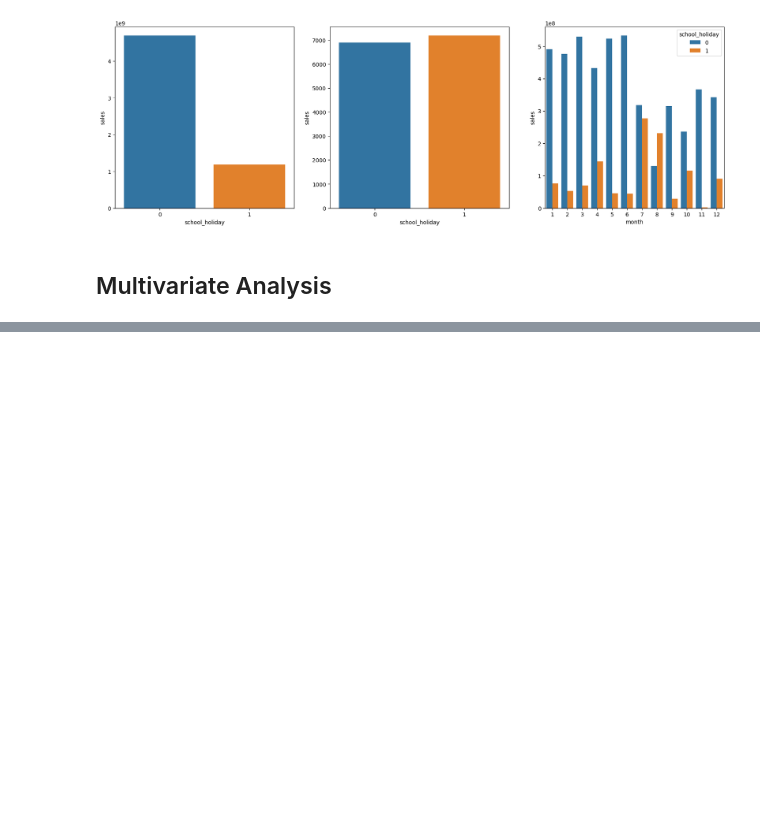
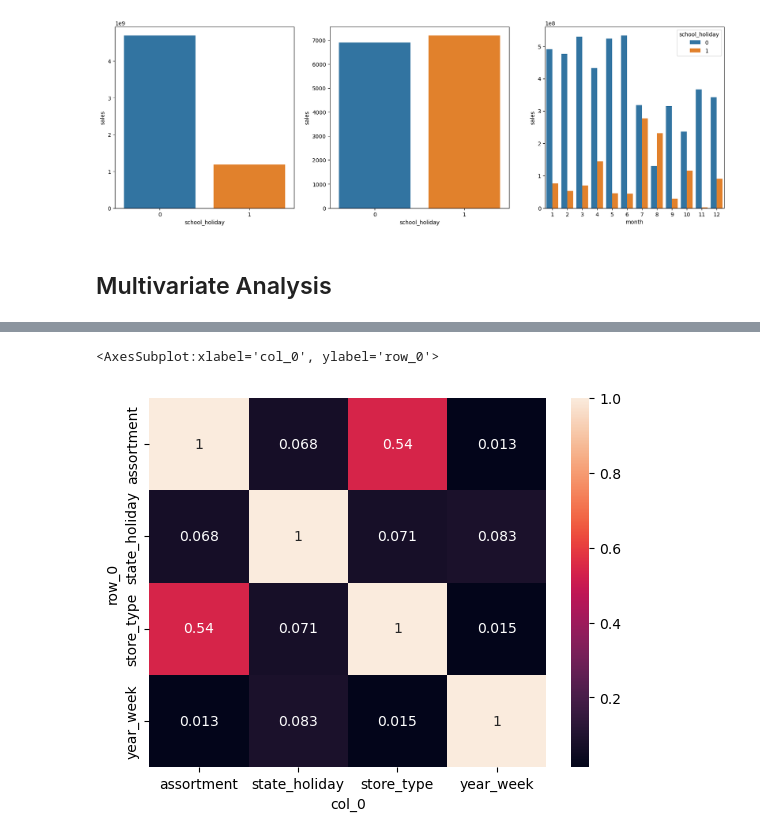
Before and after one commit to biazotogabriel/ds_em_producao, a Jupyter notebook: notebook.ipynb, the cells around one changed output, grey strips where cells are left out. Cells and saved outputs as stored; diff of their text form; code cells hidden in the pictures; blank space fills up the shorter version.

```diff
--- a/notebook.ipynb
+++ b/notebook.ipynb
@@ -33,3 +36,16 @@ df_raw.sample()
+# %%
+def cramer_v(x, y):
+    cm = pd.crosstab(x, y).values
+    n = cm.sum()
+    r, k = cm.shape
+
+    chi2 = stats.chi2_contingency(cm)[0]
+    chi2corr = max(0, chi2 - (k-1)*(r-1)/(n-1))
+
+    kcorr = k - (k-1)**2/(n-1)
+    rcorr = r - (r-1)**2/(n-1)
+
+    return np.sqrt((chi2corr/n) / min(kcorr-1, rcorr-1))
 # %% [markdown]
 # Data Description
 # %% [markdown]
@@ -683,0 +711,3 @@ sns.barplot(x='month', y='sales', hue='school_holiday', data=df_aux)
+# %%
+cat_attributes = df4.select_dtypes(include=['object'])
+cat_attributes
@@ -683,0 +728,8 @@ sns.barplot(x='month', y='sales', hue='school_holiday', data=df_aux)
+# %%
+correlations = pd.crosstab(cat_attributes.columns, cat_attributes.columns)
+
+for column in correlations.columns:
+    for row in correlations.index:
+        correlations.loc[row, column] = cramer_v(cat_attributes[row], cat_attributes[column])
+
+correlations
@@ -683,0 +743,5 @@ sns.barplot(x='month', y='sales', hue='school_holiday', data=df_aux)
+# %%
+sns.heatmap(correlations, annot=True)
+# %% [output]
+<AxesSubplot:xlabel='col_0', ylabel='row_0'>
+[figure, added]
```
Also changed, not shown: parts of 7 cells of this notebook.
